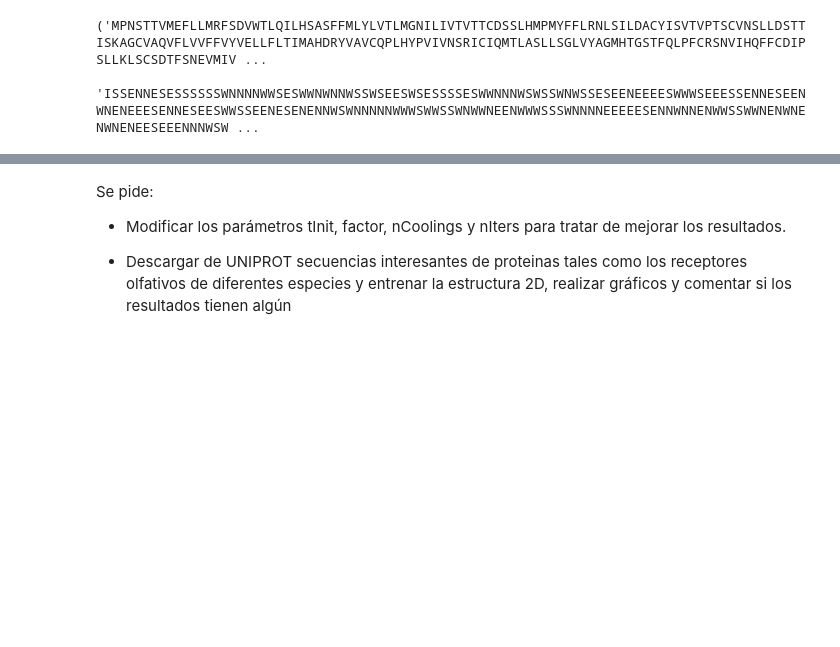
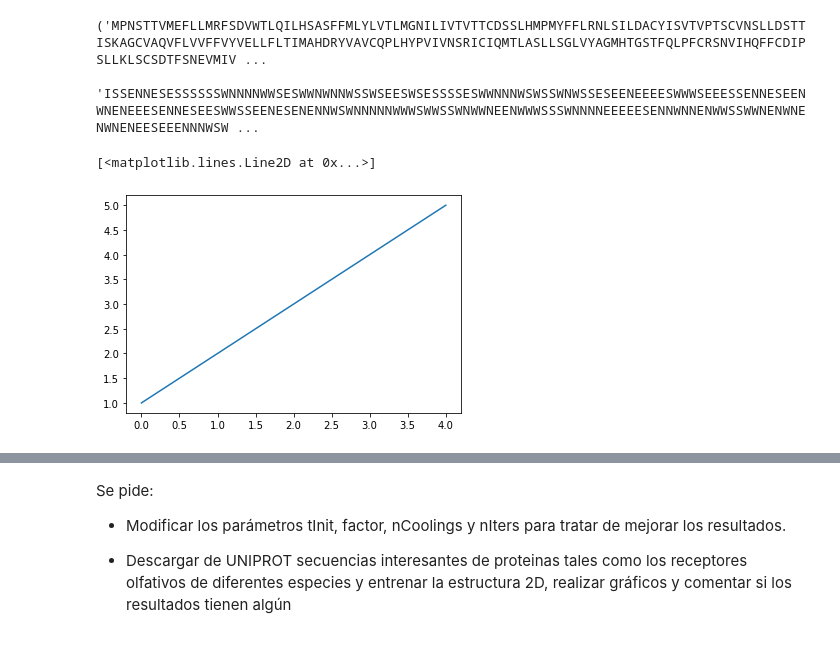
Before and after one commit to rubioq/Python, a Jupyter notebook: plegado2D.ipynb, the cells around one changed output, grey strips where cells are left out. Saved outputs shown, nothing was run; the diff lists cells and outputs as text; code cells hidden in the pictures; blank space fills up the shorter version.

```diff
--- a/plegado2D.ipynb
+++ b/plegado2D.ipynb
@@ -419,0 +419,5 @@ maxG-minG
+# %%
+pyplot.plot([1,2,3,4,5])
+# %% [output]
+[<matplotlib.lines.Line2D at 0x...>]
+[figure, added]
```
Also changed, not shown: parts of 9 cells of this notebook.
